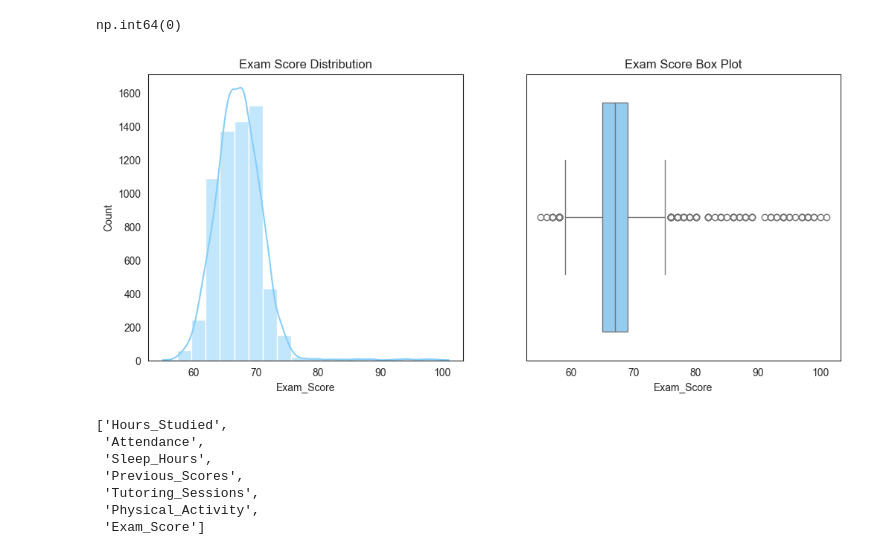
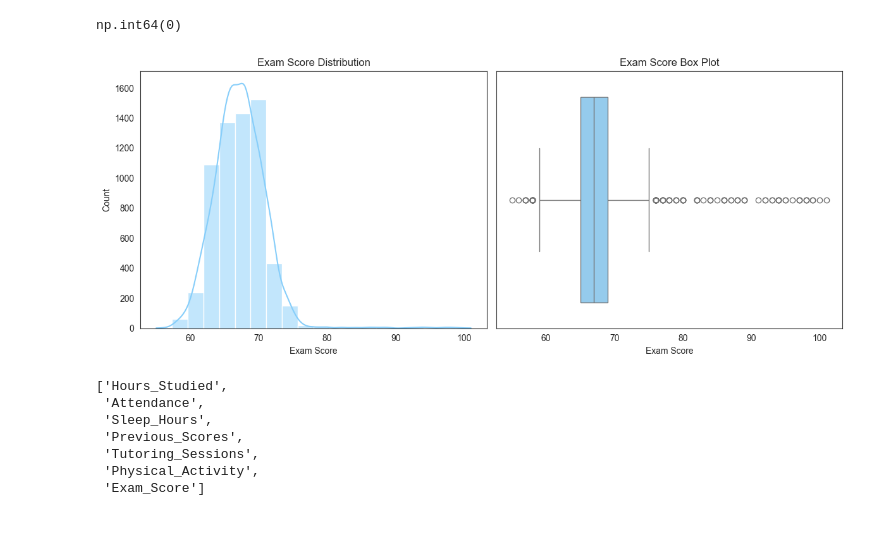
Before and after one commit to bariskose07/ds-bootcamp, a Jupyter notebook: projects/student_performance/student_performance.ipynb, the cells around one changed output. Drawn from its saved outputs; the diff is of its cells as text; code cells hidden in the pictures; blank space fills up the shorter version.

```diff
--- a/projects/student_performance/student_performance.ipynb
+++ b/projects/student_performance/student_performance.ipynb
@@ -63,17 +63,20 @@ df = df.dropna().copy()
 # %%
 # Target value analysis
 plt.figure(figsize=(12, 5))
 
 plt.subplot(1, 2, 1)
 sns.histplot(df["Exam_Score"], bins=20, color="lightskyblue", kde=True)
+plt.xlabel("Exam Score")
 plt.title("Exam Score Distribution")
 
 plt.subplot(1, 2, 2)
 sns.boxplot(df["Exam_Score"], color="lightskyblue", orient="h")
 plt.title("Exam Score Box Plot")
+plt.xlabel("Exam Score")
+plt.tight_layout()
 plt.show()
 # %% [output]
-[figure, old version]
+[figure, new version]
 # %%
 num_cols = df.select_dtypes(include="number").columns.tolist()
 cat_cols = df.select_dtypes(include="object").columns.tolist()
```
Also changed, not shown: parts of 15 cells of this notebook, 7 other files.
